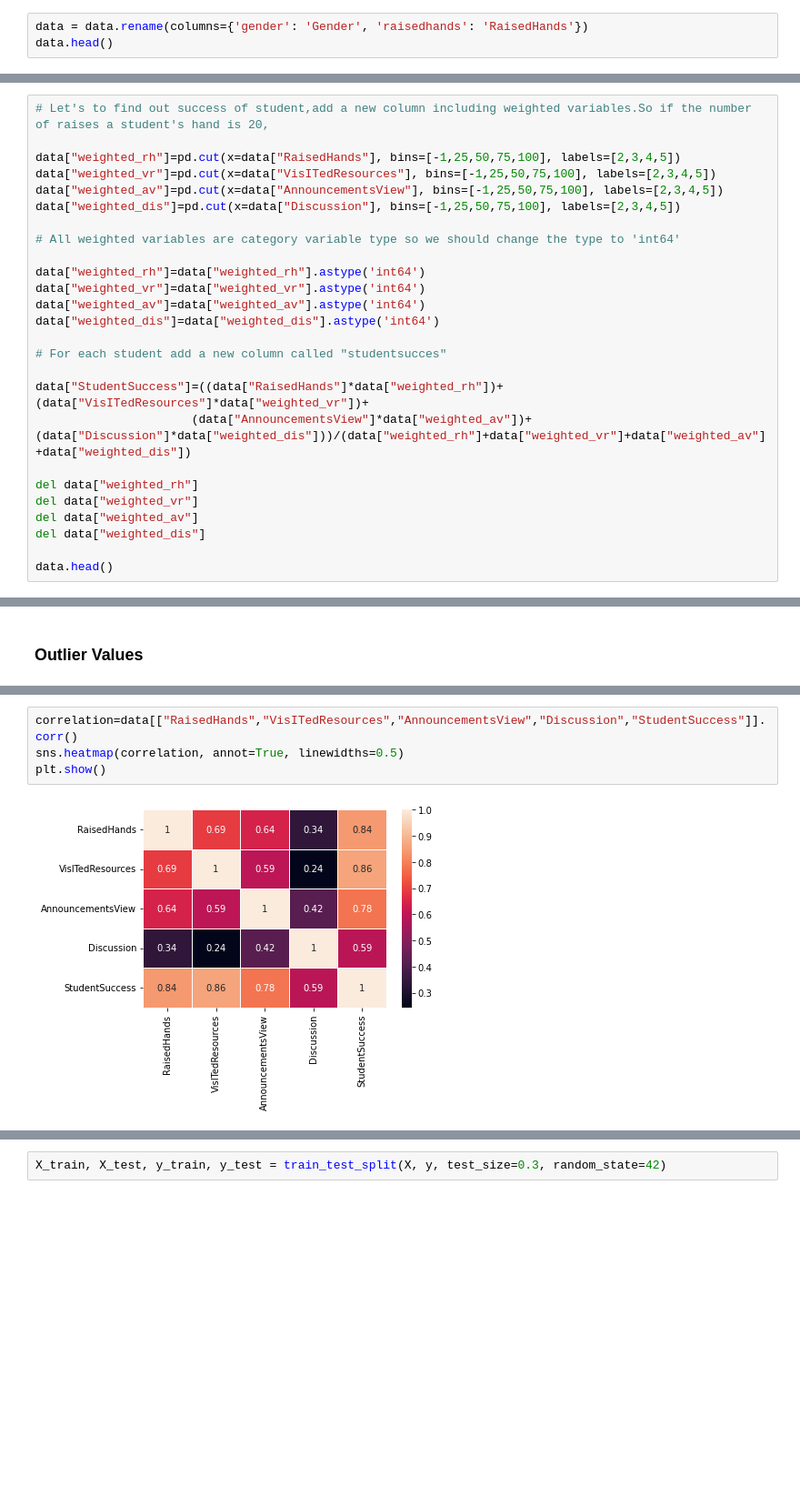
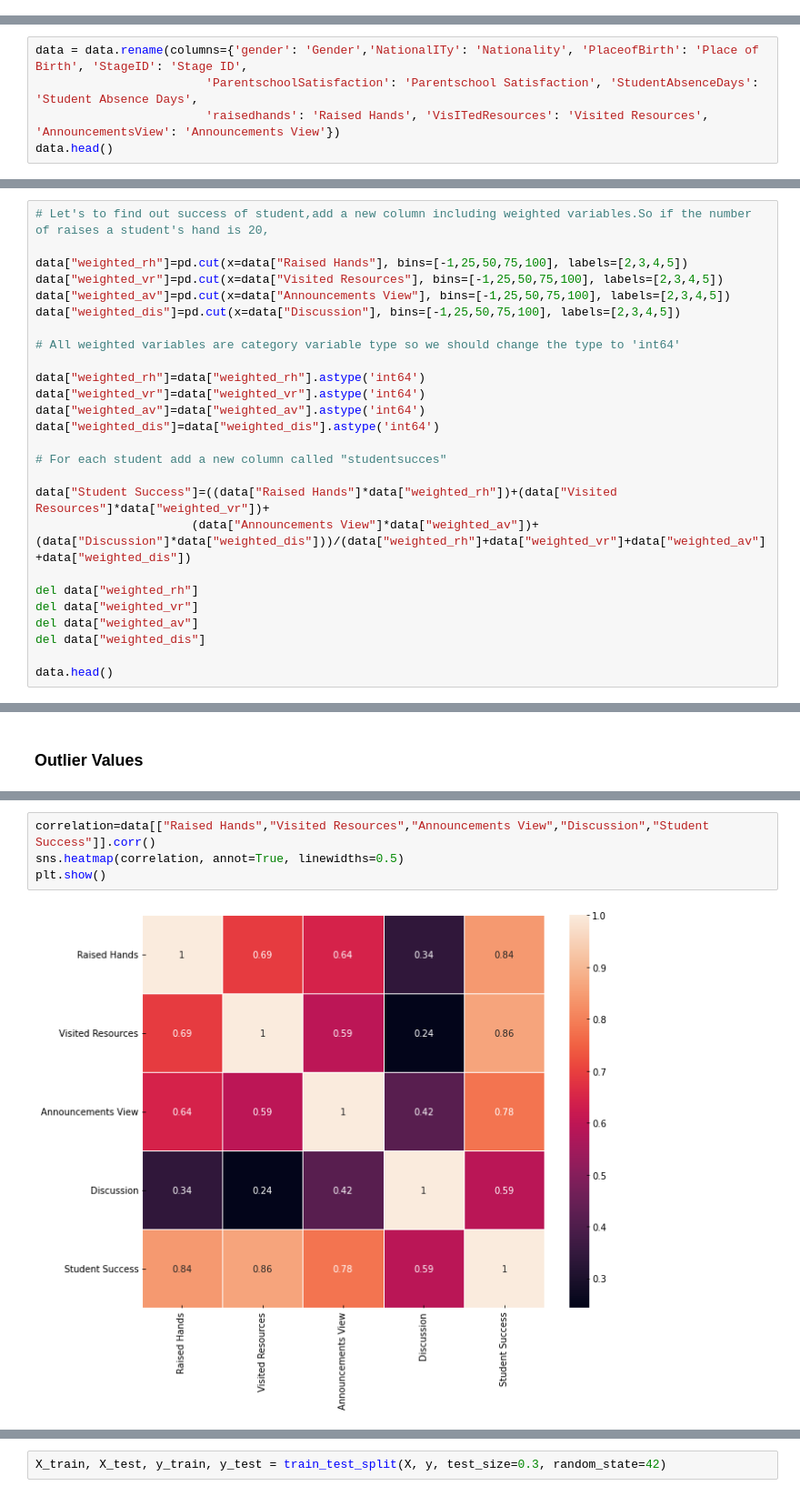
Before and after one commit to dyan27/da-capstone, a Jupyter notebook: explore.ipynb, the cells around one changed output, grey strips where cells are left out. Shown at 91% size. Cells and saved outputs as stored; diff of their text form; blank space fills up the shorter version.

```diff
--- a/explore.ipynb
+++ b/explore.ipynb
@@ -39,6 +39,3 @@ data.head()
 | 2 | M | KW | KuwaIT | lowerlevel | G-04 | A | IT | F | Father | ... |
 | 3 | M | KW | KuwaIT | lowerlevel | G-04 | A | IT | F | Father | ... |
 | 4 | M | KW | KuwaIT | lowerlevel | G-04 | A | IT | F | Father | ... |
-# %%
-data = data.rename(columns={'gender': 'Gender', 'raisedhands': 'RaisedHands'})
-data.head()
@@ -51,0 +42,5 @@ data.head()
+# %%
+data = data.rename(columns={'gender': 'Gender','NationalITy': 'Nationality', 'PlaceofBirth': 'Place of Birth', 'StageID': 'Stage ID',
+                        'ParentschoolSatisfaction': 'Parentschool Satisfaction', 'StudentAbsenceDays': 'Student Absence Days',
+                        'raisedhands': 'Raised Hands', 'VisITedResources': 'Visited Resources', 'AnnouncementsView': 'Announcements View'})
+data.head()
@@ -118,9 +120,9 @@ plt.savefig('images/class.jpg')
 # %%
 # Let's to find out success of student,add a new column including weighted variables.So if the number of raises a student's hand is 20,
 
-data["weighted_rh"]=pd.cut(x=data["RaisedHands"], bins=[-1,25,50,75,100], labels=[2,3,4,5])
-data["weighted_vr"]=pd.cut(x=data["VisITedResources"], bins=[-1,25,50,75,100], labels=[2,3,4,5])
-data["weighted_av"]=pd.cut(x=data["AnnouncementsView"], bins=[-1,25,50,75,100], labels=[2,3,4,5])
+data["weighted_rh"]=pd.cut(x=data["Raised Hands"], bins=[-1,25,50,75,100], labels=[2,3,4,5])
+data["weighted_vr"]=pd.cut(x=data["Visited Resources"], bins=[-1,25,50,75,100], labels=[2,3,4,5])
+data["weighted_av"]=pd.cut(x=data["Announcements View"], bins=[-1,25,50,75,100], labels=[2,3,4,5])
 data["weighted_dis"]=pd.cut(x=data["Discussion"], bins=[-1,25,50,75,100], labels=[2,3,4,5])
 
 # All weighted variables are category variable type so we should change the type to 'int64'
@@ -132,8 +134,8 @@ data["weighted_dis"]=data["weighted_dis"].astype('int64')
 
 # For each student add a new column called "studentsucces"
 
-data["StudentSuccess"]=((data["RaisedHands"]*data["weighted_rh"])+(data["VisITedResources"]*data["weighted_vr"])+
-                      (data["AnnouncementsView"]*data["weighted_av"])+(data["Discussion"]*data["weighted_dis"]))/(data["weighted_rh"]+data["weighted_vr"]+data["weighted_av"]+data["weighted_dis"])
+data["Student Success"]=((data["Raised Hands"]*data["weighted_rh"])+(data["Visited Resources"]*data["weighted_vr"])+
+                      (data["Announcements View"]*data["weighted_av"])+(data["Discussion"]*data["weighted_dis"]))/(data["weighted_rh"]+data["weighted_vr"]+data["weighted_av"]+data["weighted_dis"])
 
 del data["weighted_rh"]
 del data["weighted_vr"]
@@ -209,7 +211,7 @@ plt.show()
 # %%
-correlation=data[["RaisedHands","VisITedResources","AnnouncementsView","Discussion","StudentSuccess"]].corr()
+correlation=data[["Raised Hands","Visited Resources","Announcements View","Discussion","Student Success"]].corr()
 sns.heatmap(correlation, annot=True, linewidths=0.5)
 plt.show()
 # %% [output]
-[figure, old version]
+[figure, new version]
 # %%
```
Also changed, not shown: parts of 19 cells of this notebook, 11 other files.
